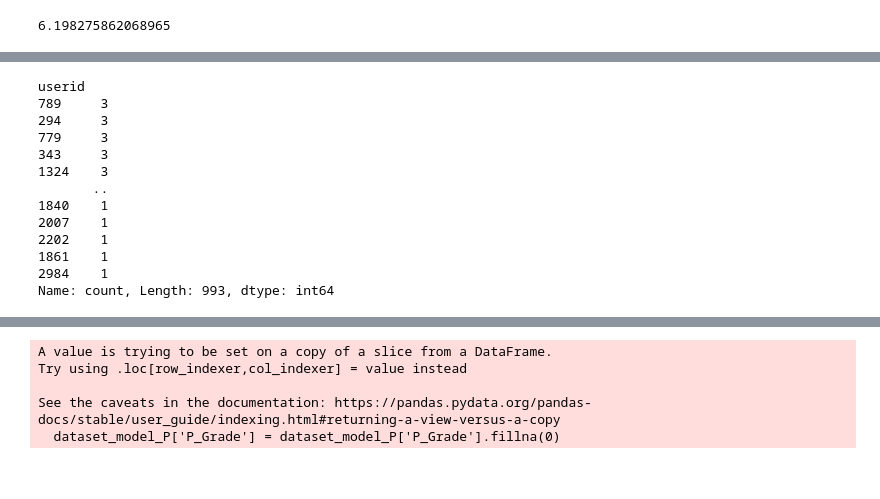
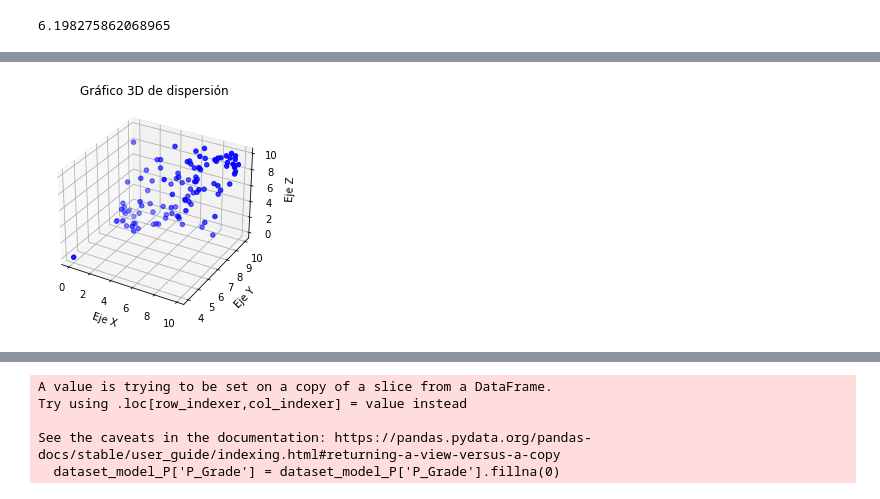
Before and after one commit to geniiss/MoonKEY, a Jupyter notebook: code/Model/model2.ipynb, the cells around one changed output, grey strips where cells are left out. Saved outputs shown, nothing was run; the diff lists cells and outputs as text; code cells hidden in the pictures.

Commit message:
count_acti

```diff
--- a/code/Model/model2.ipynb
+++ b/code/Model/model2.ipynb
@@ -232,16 +290,22 @@ ValueError: could not convert string to float: '7,25'
-# %%
-dataset_model["userid"].value_counts()
-# %% [output]
-userid
-789     3
-294     3
-779     3
-343     3
-1324    3
-       ..
-1840    1
-2007    1
-2202    1
-1861    1
-2984    1
-Name: count, Length: 993, dtype: int64
+# %%
+import matplotlib.pyplot as plt
+from mpl_toolkits.mplot3d import Axes3D
+import numpy as np
+
+# Crear figura y ejes en 3D
+fig = plt.figure()
+ax = fig.add_subplot(111, projection='3d')
+
+# Gráfico de dispersión (scatter) en 3D
+ax.scatter(dataset_model_87_P["P_Grade"], dataset_model_87_P["average_mark"], dataset_model_87_P["F_Grade"], color='blue', marker='o')
+
+# Etiquetas de los ejes
+ax.set_xlabel('Eje X')
+ax.set_ylabel('Eje Y')
+ax.set_zlabel('Eje Z')
+ax.set_title('Gráfico 3D de dispersión')
+
+# Mostrar gráfico
+plt.show()
+# %% [output]
+[figure, added]
```
Also changed, not shown: parts of 10 cells of this notebook, 2 other files.
